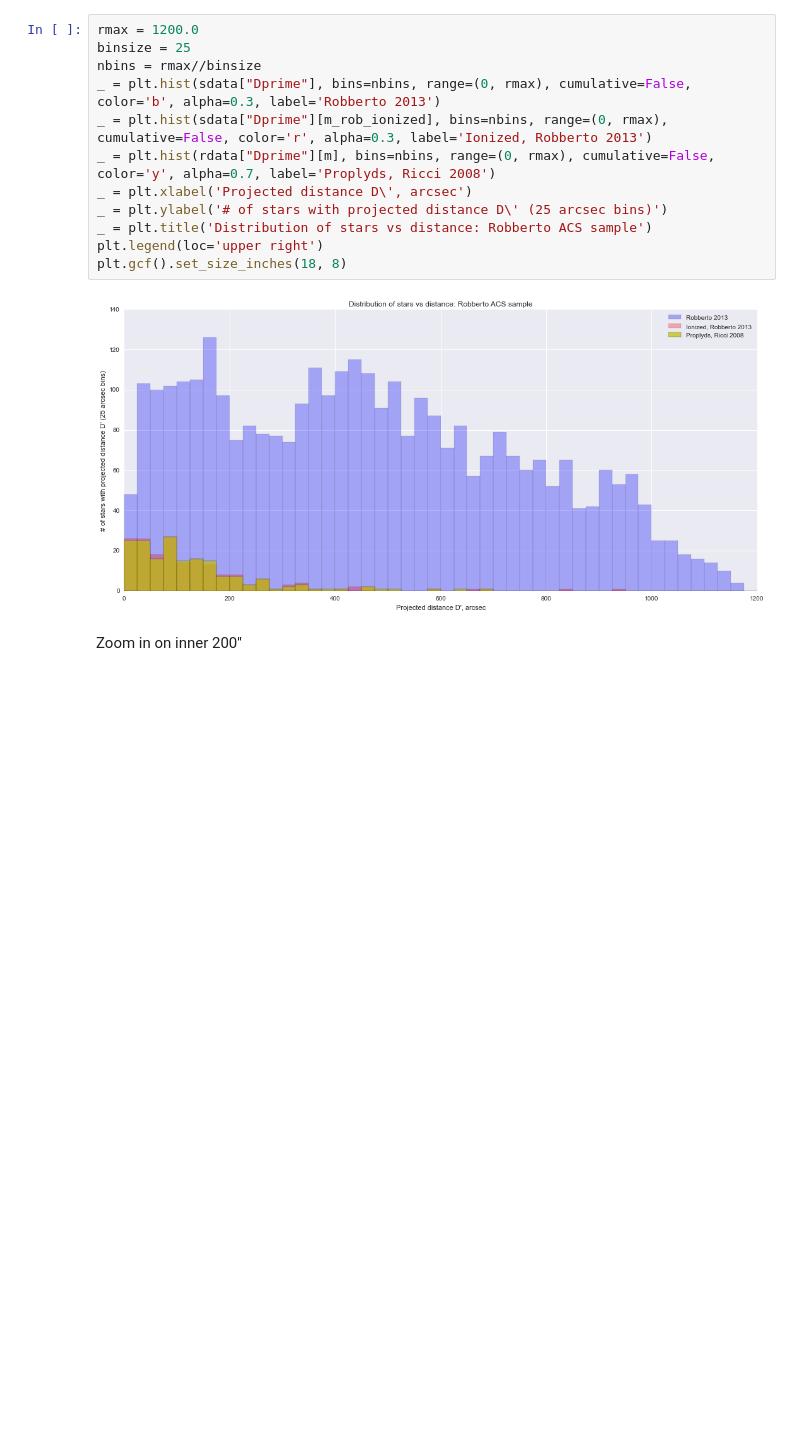
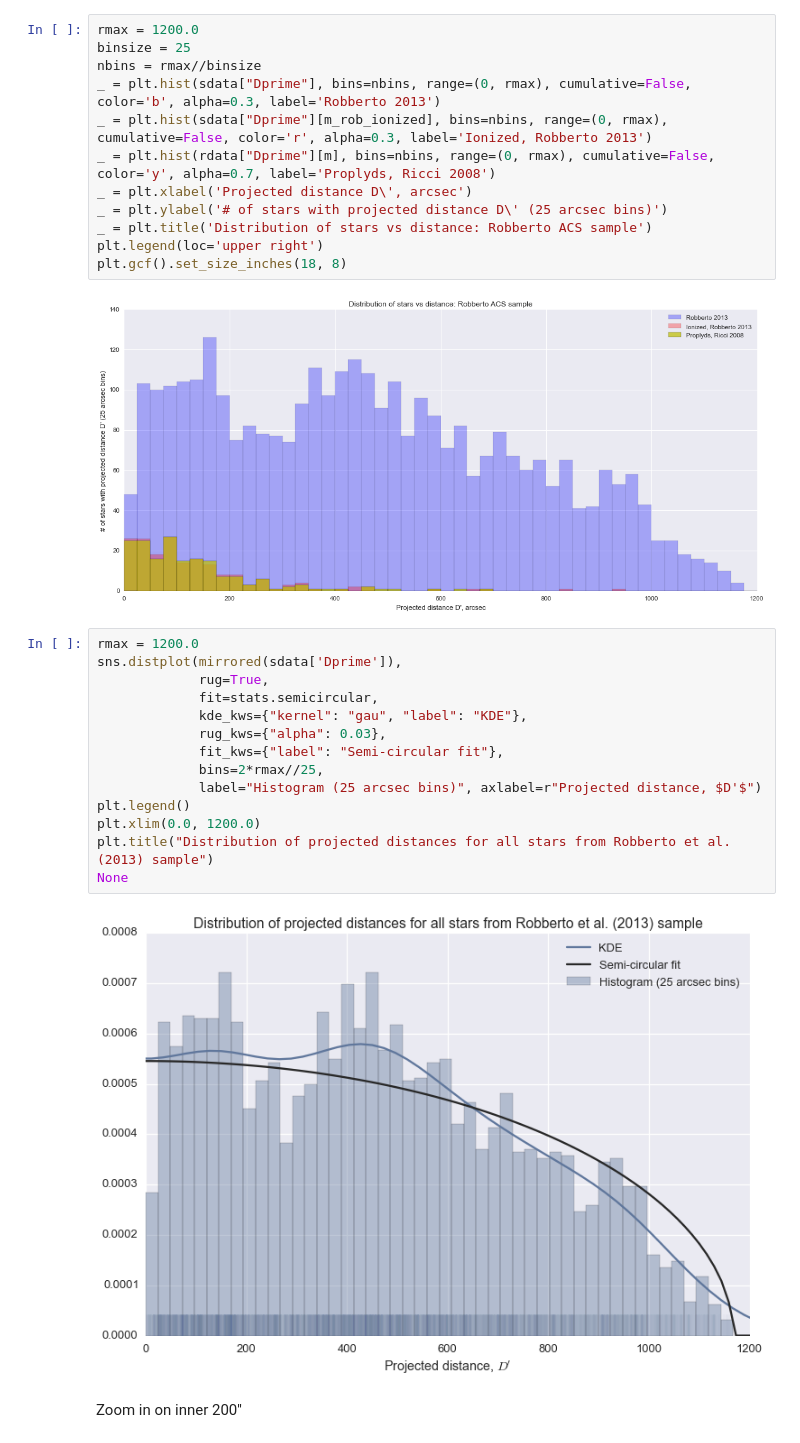
Before and after one commit to will-henney/bowshock-shape, a Jupyter notebook: Proplyd distribution.ipynb, the cells around one changed output. Saved outputs shown, nothing was run; the diff lists cells and outputs as text; blank space fills up the shorter version.

```diff
--- a/Proplyd distribution.ipynb
+++ b/Proplyd distribution.ipynb
@@ -484,6 +485,22 @@ plt.legend(loc='upper right')
 plt.gcf().set_size_inches(18, 8)
 # %% [output]
 [figure]
+# %%
+rmax = 1200.0
+sns.distplot(mirrored(sdata['Dprime']),
+             rug=True,
+             fit=stats.semicircular,
+             kde_kws={"kernel": "gau", "label": "KDE"},
+             rug_kws={"alpha": 0.03},
+             fit_kws={"label": "Semi-circular fit"},
+             bins=2*rmax//25,
+             label="Histogram (25 arcsec bins)", axlabel=r"Projected distance, $D'$")
+plt.legend()
+plt.xlim(0.0, 1200.0)
+plt.title("Distribution of projected distances for all stars from Robberto et al. (2013) sample")
+None
+# %% [output]
+[figure, added]
 # %% [markdown]
 Zoom in on inner 200''
 # %%
```
Also changed, not shown: parts of 14 cells of this notebook.
